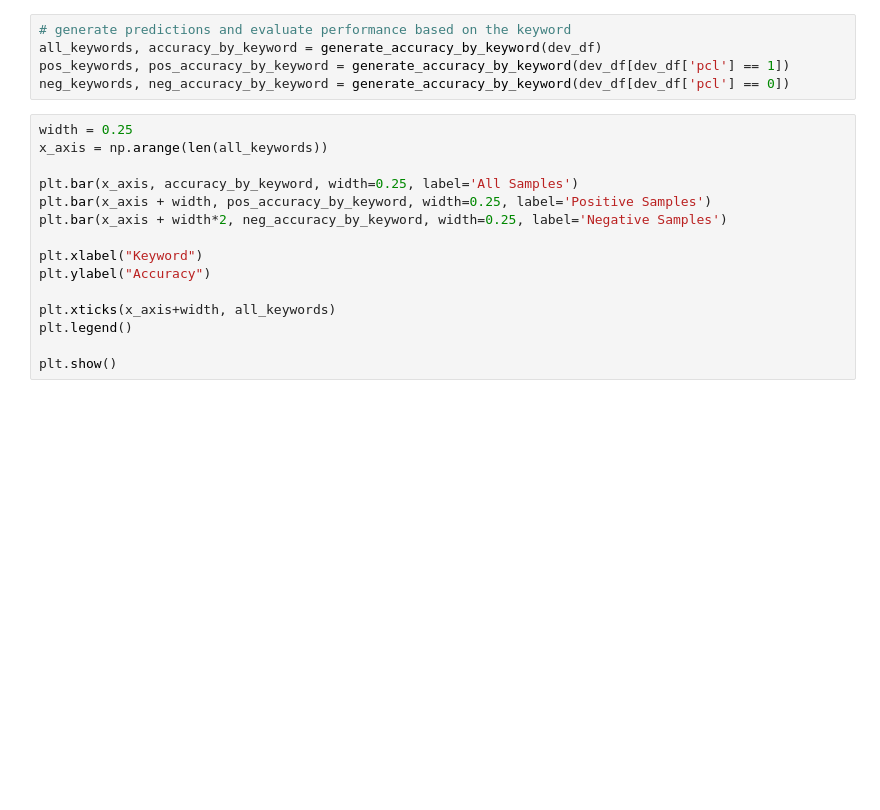
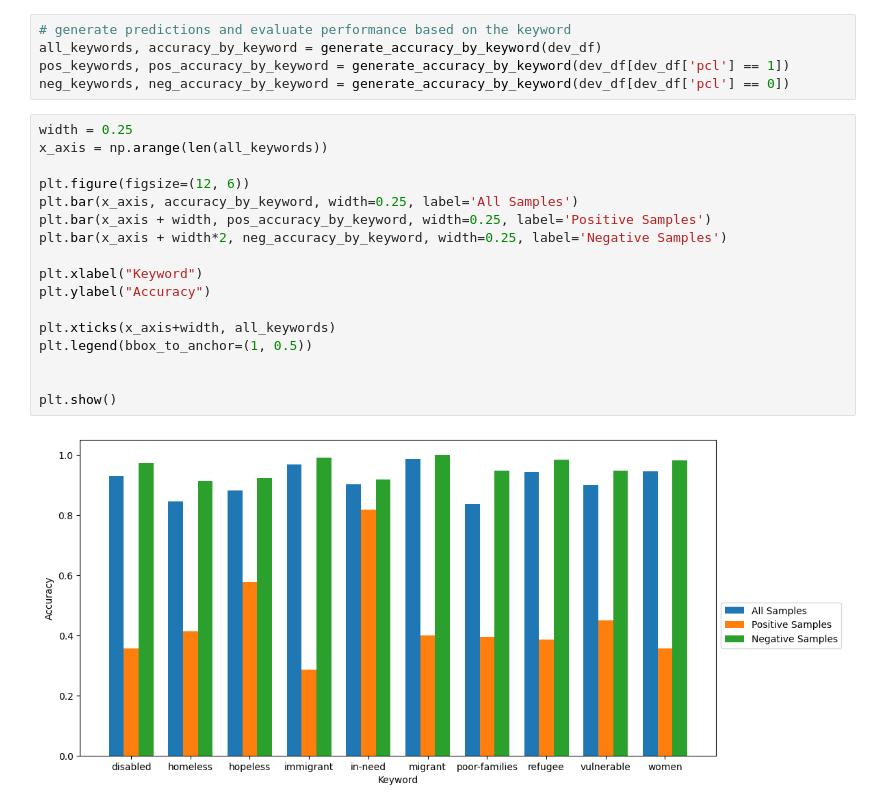
Before and after one commit to monkeytim19/nlp-classification, a Jupyter notebook: model_analysis.ipynb, the cells around one changed output. Saved outputs shown, nothing was run; the diff lists cells and outputs as text; blank space fills up the shorter version.

```diff
--- a/model_analysis.ipynb
+++ b/model_analysis.ipynb
@@ -189,15 +236,19 @@ neg_keywords, neg_accuracy_by_keyword = generate_accuracy_by_keyword(dev_df[dev_
 # %%
 width = 0.25
 x_axis = np.arange(len(all_keywords))
 
+plt.figure(figsize=(12, 6))
 plt.bar(x_axis, accuracy_by_keyword, width=0.25, label='All Samples')
 plt.bar(x_axis + width, pos_accuracy_by_keyword, width=0.25, label='Positive Samples')
 plt.bar(x_axis + width*2, neg_accuracy_by_keyword, width=0.25, label='Negative Samples')
 
 plt.xlabel("Keyword")
 plt.ylabel("Accuracy")
 
 plt.xticks(x_axis+width, all_keywords)
-plt.legend()
+plt.legend(bbox_to_anchor=(1, 0.5))
+
 
 plt.show()
+# %% [output]
+[figure, added]
```
Also changed, not shown: parts of 10 cells of this notebook.
